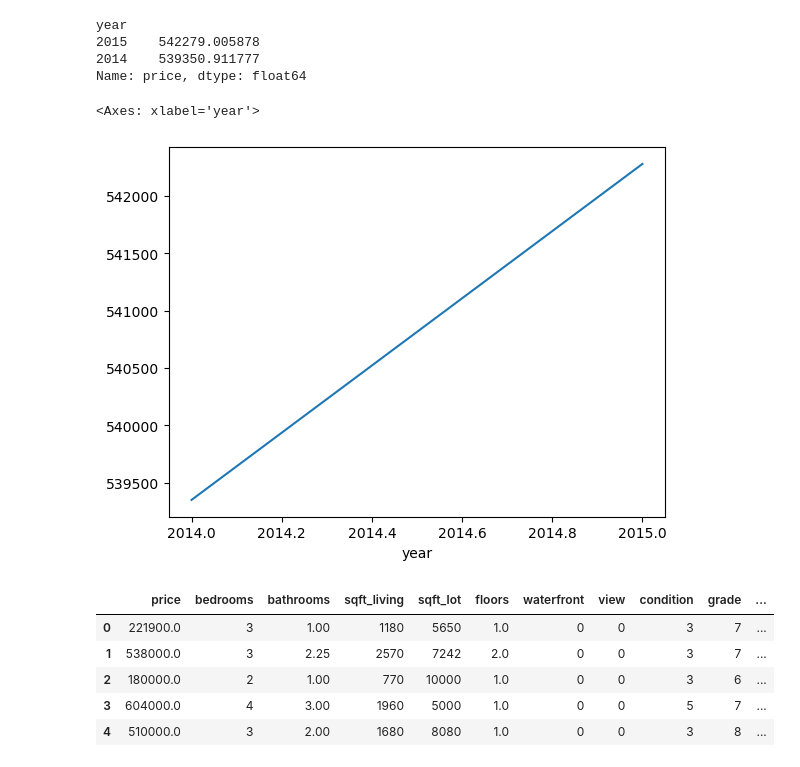
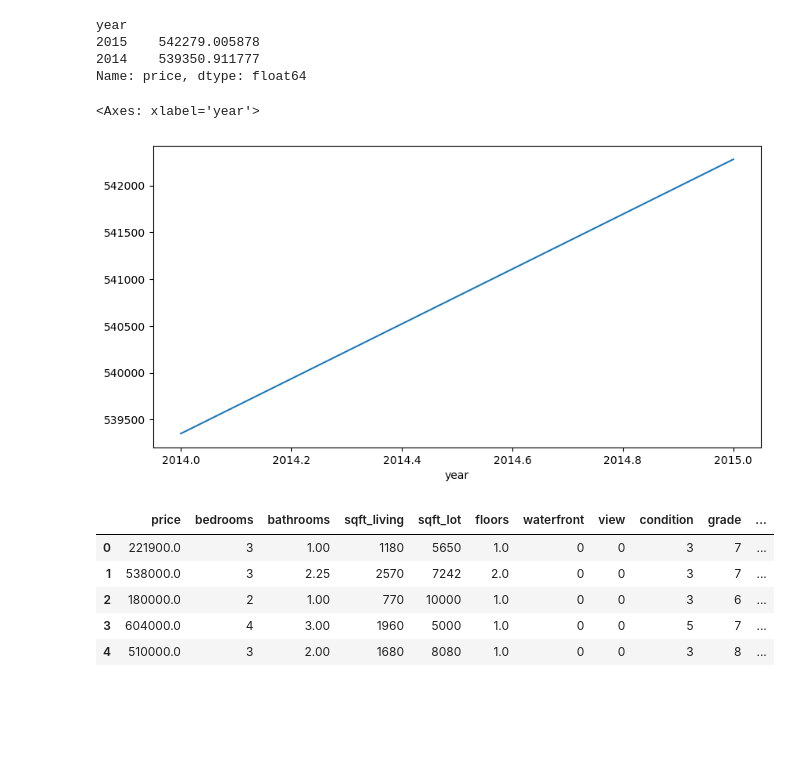
Before and after one commit to ramachandramerla/Machine-Learning, a Jupyter notebook: Tensorflow/house_price.ipynb, the cells around one changed output. Saved outputs shown, nothing was run; the diff lists cells and outputs as text; code cells hidden in the pictures; blank space fills up the shorter version.

```diff
--- a/Tensorflow/house_price.ipynb
+++ b/Tensorflow/house_price.ipynb
@@ -351,10 +353,11 @@ year
 2014    539350.911777
 Name: price, dtype: float64
 # %%
+plt.figure(figsize=(10,5))
 df.groupby('year').mean()['price'].plot()
 # %% [output]
 <Axes: xlabel='year'>
-[figure, old version]
+[figure, new version]
 # %%
 df= df.drop('date',axis=1)
 # %%
```
Also changed, not shown: parts of 11 cells of this notebook.
